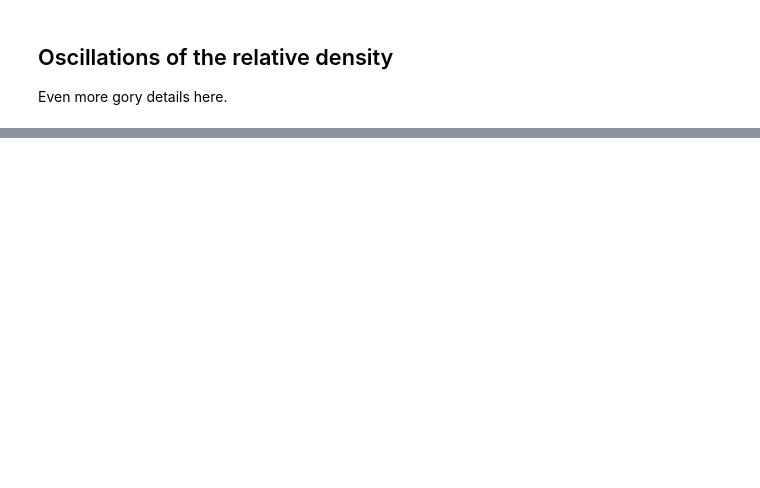
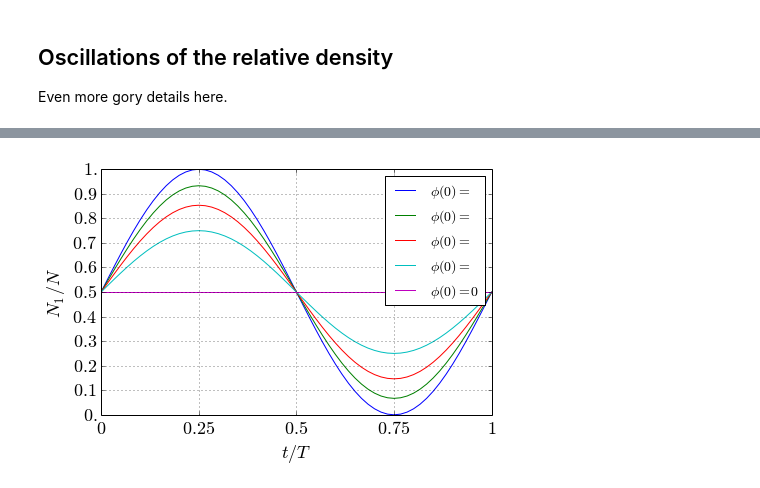
Before and after one commit to AberaAMuhamed/notebooks, a Jupyter notebook: Vortex Dynamics.ipynb, the cells around one changed output, grey strips where cells are left out. Drawn from its saved outputs; the diff is of its cells as text; code cells hidden in the pictures; blank space fills up the shorter version.

```diff
--- a/Vortex Dynamics.ipynb
+++ b/Vortex Dynamics.ipynb
@@ -363,0 +1039,35 @@ Even more gory details here.
+# %%
+def frac(fraction):
+    if fraction == 0.5:
+        return '\pi/2$'
+    elif fraction == 1/3.:
+        return '\pi/3$'
+    elif fraction == 1/4.:
+        return '\pi/4$'
+    elif fraction == 1./6.:
+        return '\pi/6$'
+    elif fraction == 0.:
+        return '0$'
+    else:
+        return '$'
+
+fontsize = 18
+time = np.linspace(0, 1., 61)
+plt.figure(figsize=(7,4.4))
+for indx in range(len(phase_diff_serie)):
+    plt.plot(time, list_N1[indx], label='$\phi(0) =' + frac(phase_diff_serie[indx]/np.pi))
+
+    #plt.plot(time, np.sin(time*2.*np.pi)*np.sin(np.pi/3.)*0.5+0.5, 'o', ms=3, label='$0.5(1 + \sin(\pi/3)\sin(\Omega t))$')
+
+plt.xlabel('$t/T$', fontsize=fontsize)
+plt.ylabel('$N_1/N$', fontsize=fontsize)
+plt.xticks([0,0.25,0.5,0.75,1], ['$0$','$0.25$','$0.5$','$0.75$','$1$'], fontsize=fontsize)
+plt.yticks([0,0.1,0.2,0.3,0.4,0.5,0.6,0.7,0.8,0.9,1],
+           ['$0.$','$0.1$','$0.2$','$0.3$','$0.4$','$0.5$','$0.6$','$0.7$','$0.8$','$0.9$','$1.$',],
+           fontsize=fontsize)
+plt.grid()
+plt.legend(fontsize=fontsize-4)
+plt.savefig('density_phi.pdf')
+plt.show()
+# %% [output]
+[figure, added]
```
Also changed, not shown: parts of 27 cells of this notebook.
